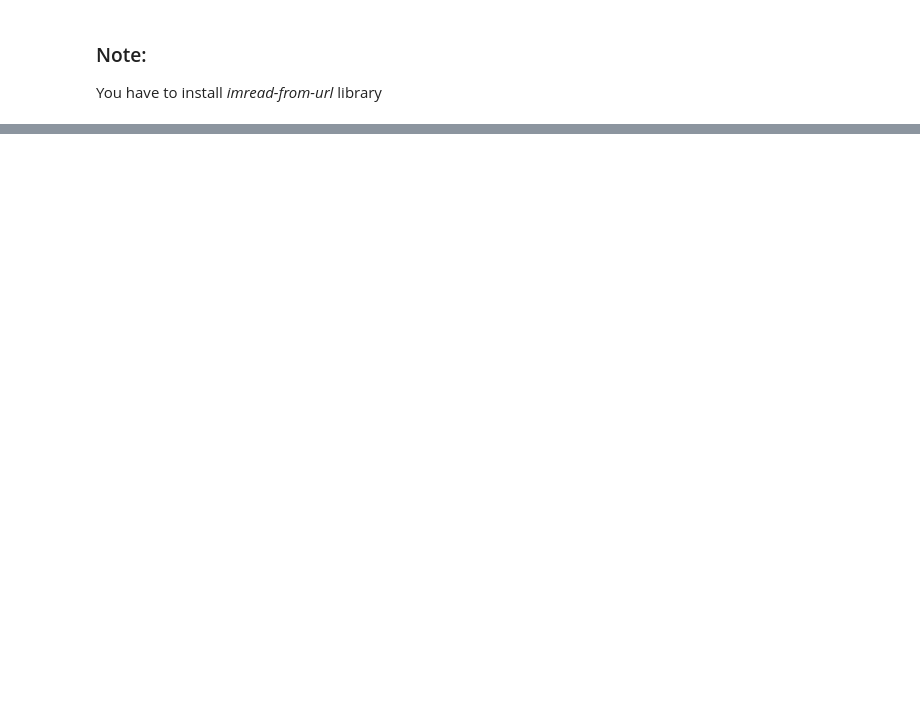
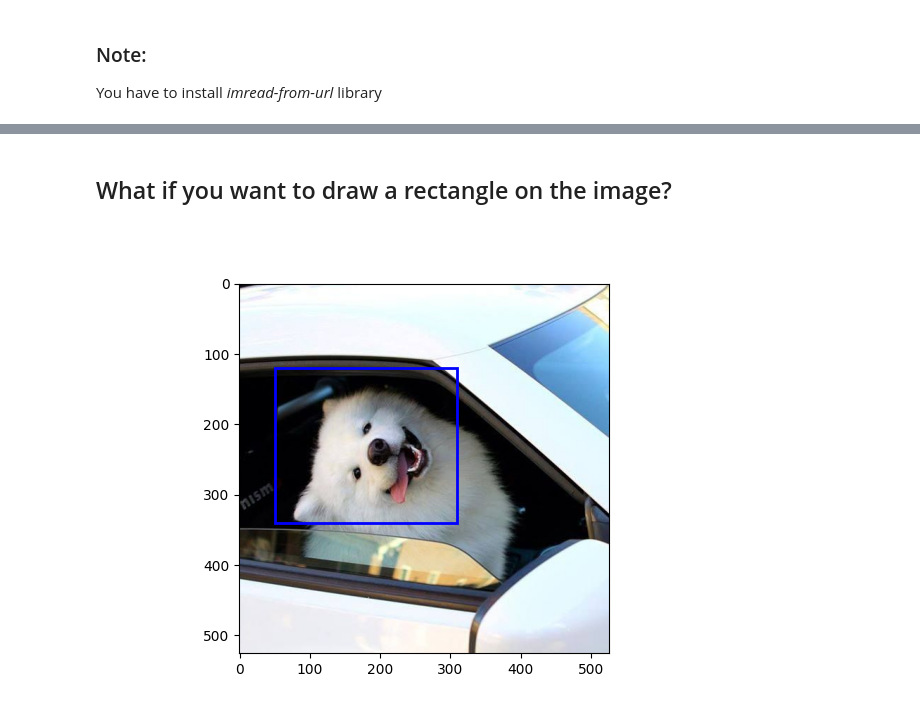
Before and after one commit to codenamewei/technical-posts, a Jupyter notebook: post1/show_image.ipynb, the cells around one changed output, grey strips where cells are left out. Saved outputs shown, nothing was run; the diff lists cells and outputs as text; code cells hidden in the pictures; blank space fills up the shorter version.

```diff
--- a/post1/show_image.ipynb
+++ b/post1/show_image.ipynb
@@ -49,0 +65,39 @@ FileNotFoundError: [Errno 2] No such file or directory: 'https://i.pinimg.com/56
+# %% [markdown]
+## What if you want to draw a rectangle on the image?
+# %%
+%matplotlib inline
+%matplotlib widget
+
+
+import matplotlib.pyplot as plt
+import matplotlib.image as mpimg
+import matplotlib.patches as patches
+
+#change R, B axis to correctly display color
+outimg = img[:,:,::-1]
+
+imgplot = plt.imshow(outimg)
+
+# Create figure and axes
+fig, ax = plt.subplots(1)
+
+# Display the image
+ax.imshow(outimg)
+
+
+rectleftup = (50, 120)
+rectwidth = 260
+rectheight = 220
+linewidth = 2
+
+# Create a Rectangle patch
+# https://matplotlib.org/stable/api/_as_gen/matplotlib.patches.Rectangle.html
+rect = patches.Rectangle(rectleftup, rectwidth, rectheight, linewidth=linewidth,
+                         edgecolor='b', fill = False)
+
+# Add the patch to the Axes
+ax.add_patch(rect)
+
+plt.show()
+# %% [output]
+[figure, added]
```
Also changed, not shown: parts of 12 cells of this notebook.
